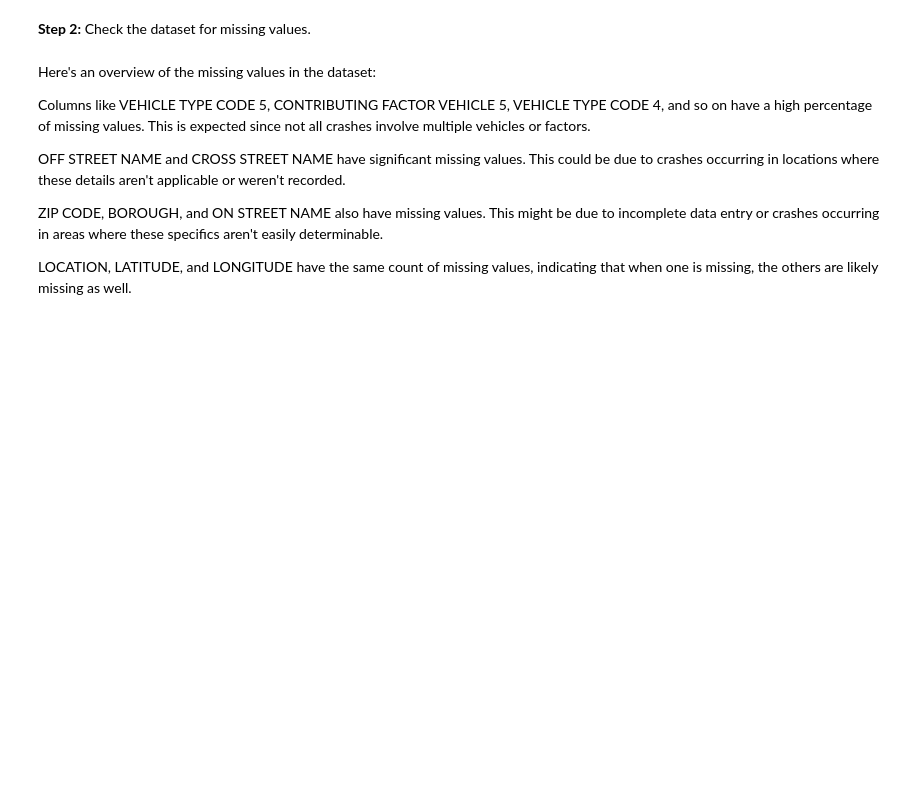
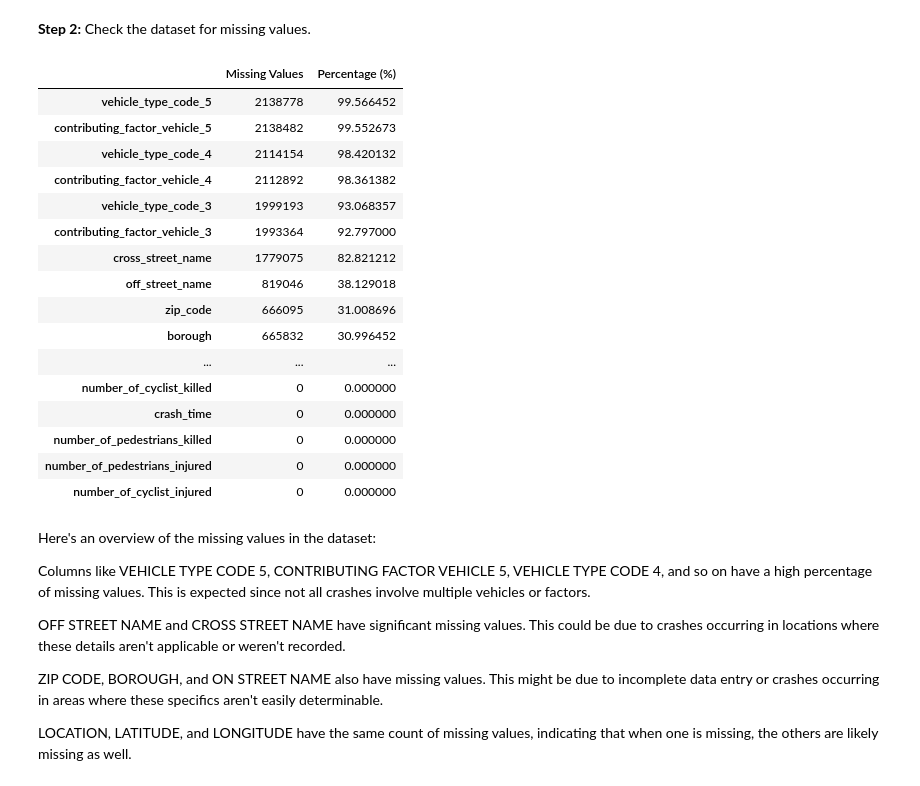
Before and after one commit to Raswanth-Prasath/TDSP, a Jupyter notebook: EXPLORER_ACCELERATOR_Transportation_Data_Science_Project_(TDSP).ipynb, the cells around one changed output. Cells and saved outputs as stored; diff of their text form; code cells hidden in the pictures; blank space fills up the shorter version.

```diff
--- a/EXPLORER_ACCELERATOR_Transportation_Data_Science_Project_(TDSP).ipynb
+++ b/EXPLORER_ACCELERATOR_Transportation_Data_Science_Project_(TDSP).ipynb
@@ -161,14 +209,32 @@ Before we begin assessing our data for missing values, it is important that we u
 Check the dataset for missing values.
 # %%
 #TODO: Leverage the isnull() and sum() functions to find the number of missing values in each column
-missing_values = __________().__________()
+missing_values = data.isnull().sum()
 
 #TODO: Turn the missing value counts into percentages
-missing_values_percentage = (__________ / len(data)) * __________
+missing_values_percentage = (missing_values / len(data)) * 100
 
 #TODO: Return counts and percentages of missing values in each column
-missing_data = pd.DataFrame({'Missing Values': __________, 'Percentage (%)': __________})
+missing_data = pd.DataFrame({'Missing Values': missing_values, 'Percentage (%)': missing_values_percentage})
 missing_data.sort_values(by='Percentage (%)', ascending=False)
+# %% [output]
+|  | Missing Values | Percentage (%) |
+| vehicle_type_code_5 | 2138778 | 99.566452 |
+| contributing_factor_vehicle_5 | 2138482 | 99.552673 |
+| vehicle_type_code_4 | 2114154 | 98.420132 |
+| contributing_factor_vehicle_4 | 2112892 | 98.361382 |
+| vehicle_type_code_3 | 1999193 | 93.068357 |
+| contributing_factor_vehicle_3 | 1993364 | 92.797000 |
+| cross_street_name | 1779075 | 82.821212 |
+| off_street_name | 819046 | 38.129018 |
+| zip_code | 666095 | 31.008696 |
+| borough | 665832 | 30.996452 |
+| ... | ... | ... |
+| number_of_cyclist_killed | 0 | 0.000000 |
+| crash_time | 0 | 0.000000 |
+| number_of_pedestrians_killed | 0 | 0.000000 |
+| number_of_pedestrians_injured | 0 | 0.000000 |
+| number_of_cyclist_injured | 0 | 0.000000 |
 # %% [markdown]
 Here's an overview of the missing values in the dataset:
 
```
Also changed, not shown: parts of 4 cells of this notebook.
